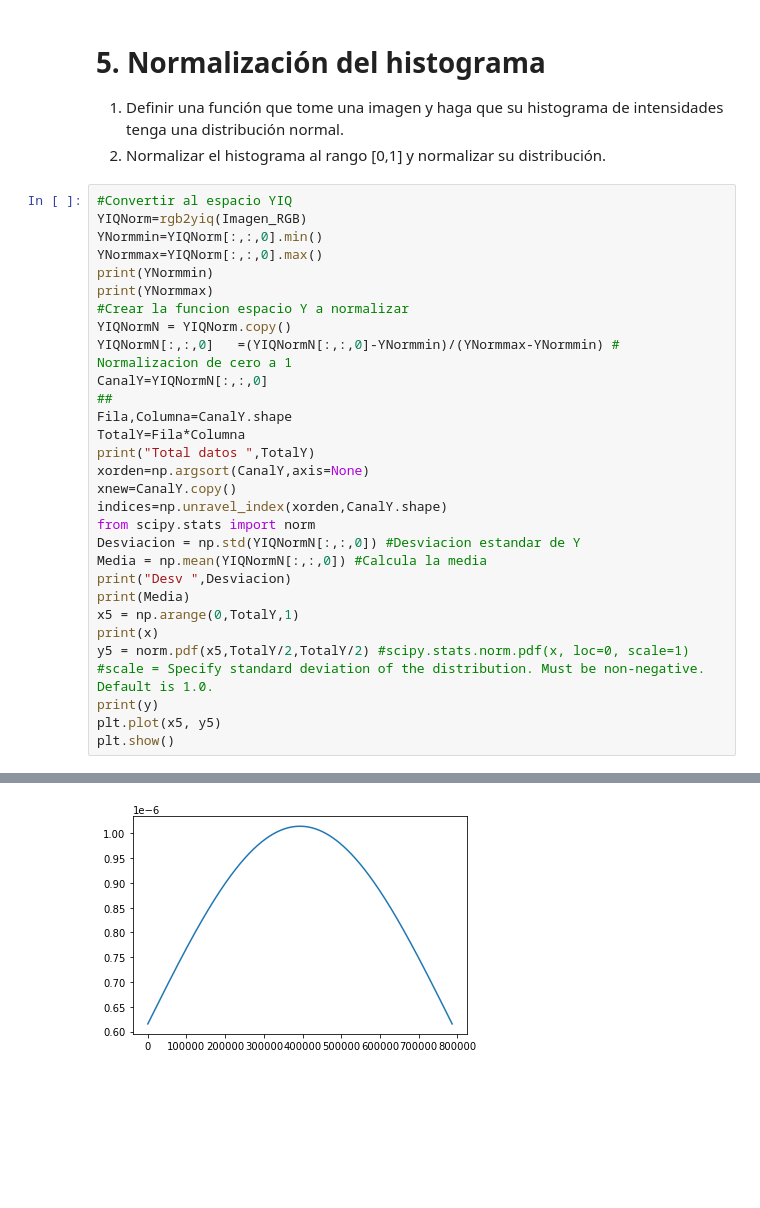
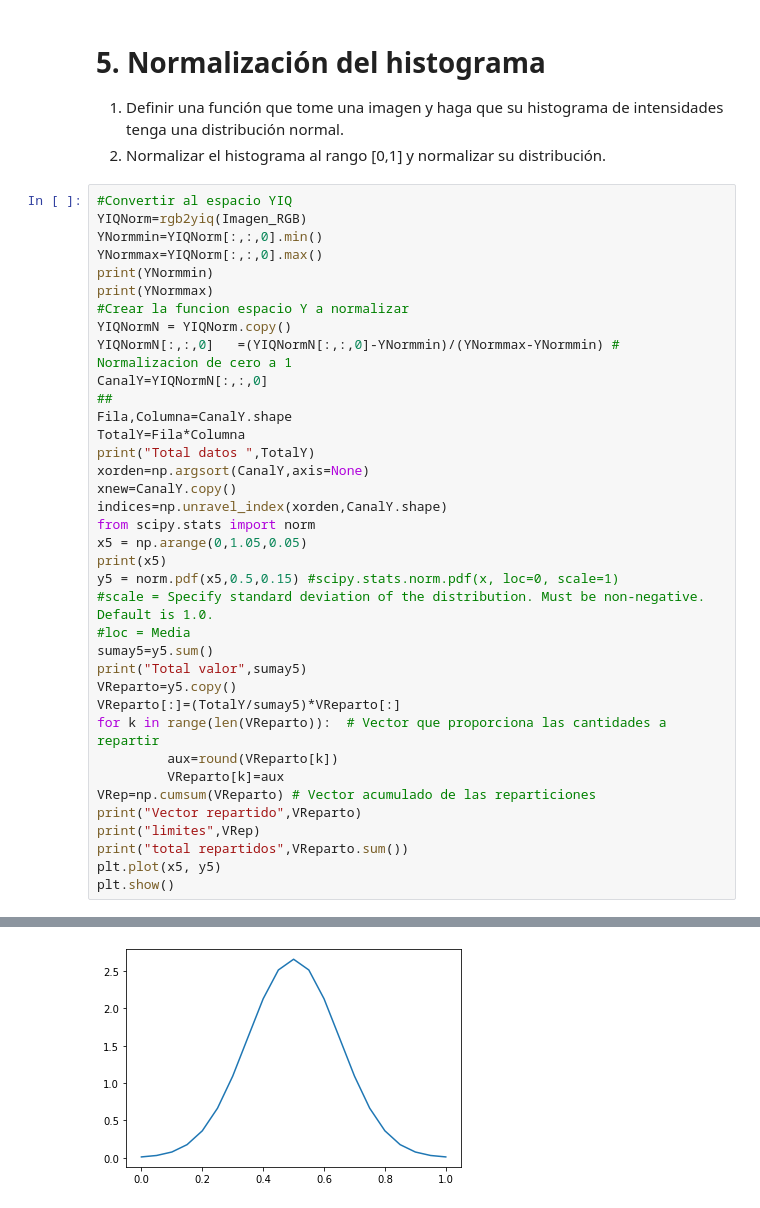
Before and after one commit to tarraga888/PDI_Practicas, a Jupyter notebook: P3EDTT.ipynb, the cells around one changed output, grey strips where cells are left out. Cells and saved outputs as stored; diff of their text form; blank space fills up the shorter version.

```diff
--- a/P3EDTT.ipynb
+++ b/P3EDTT.ipynb
@@ -448,15 +331,22 @@ xorden=np.argsort(CanalY,axis=None)
 xnew=CanalY.copy()
 indices=np.unravel_index(xorden,CanalY.shape)
 from scipy.stats import norm
-Desviacion = np.std(YIQNormN[:,:,0]) #Desviacion estandar de Y
-Media = np.mean(YIQNormN[:,:,0]) #Calcula la media
-print("Desv ",Desviacion)
-print(Media)
-x5 = np.arange(0,TotalY,1)
-print(x)
-y5 = norm.pdf(x5,TotalY/2,TotalY/2) #scipy.stats.norm.pdf(x, loc=0, scale=1)
+x5 = np.arange(0,1.05,0.05)
+print(x5)
+y5 = norm.pdf(x5,0.5,0.15) #scipy.stats.norm.pdf(x, loc=0, scale=1)
 #scale = Specify standard deviation of the distribution. Must be non-negative. Default is 1.0.
-print(y)
+#loc = Media
+sumay5=y5.sum()
+print("Total valor",sumay5)
+VReparto=y5.copy()
+VReparto[:]=(TotalY/sumay5)*VReparto[:]
+for k in range(len(VReparto)):  # Vector que proporciona las cantidades a repartir
+         aux=round(VReparto[k])
+         VReparto[k]=aux
+VRep=np.cumsum(VReparto) # Vector acumulado de las reparticiones
+print("Vector repartido",VReparto)
+print("limites",VRep)
+print("total repartidos",VReparto.sum())
 plt.plot(x5, y5)
 plt.show()
 # %% [output]
@@ -473 +367 @@ Desv  0.1613715529023258
-[figure, old version]
+[figure, new version]
```
Also changed, not shown: parts of 11 cells of this notebook.
